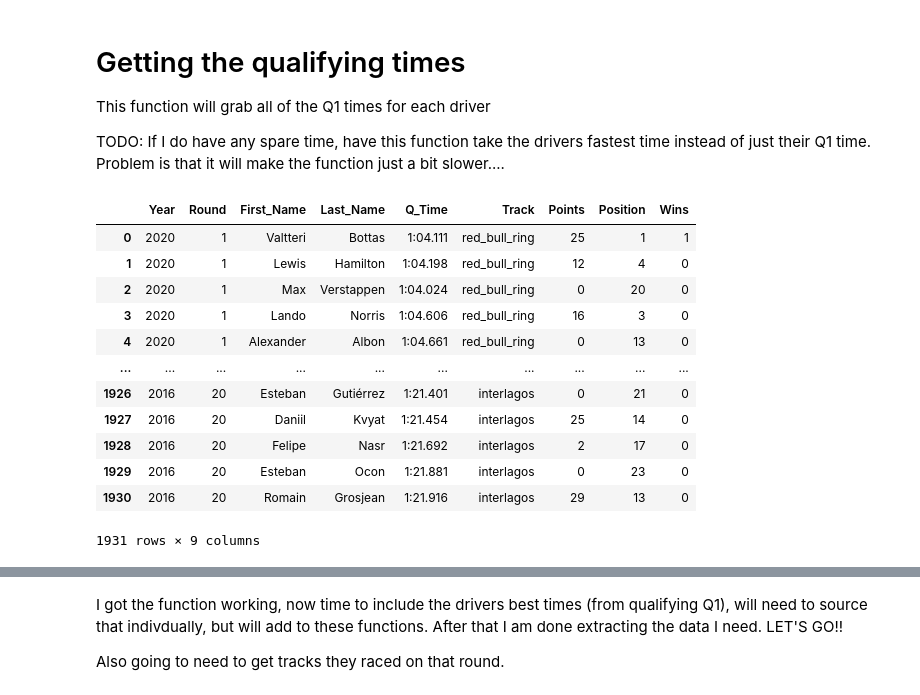
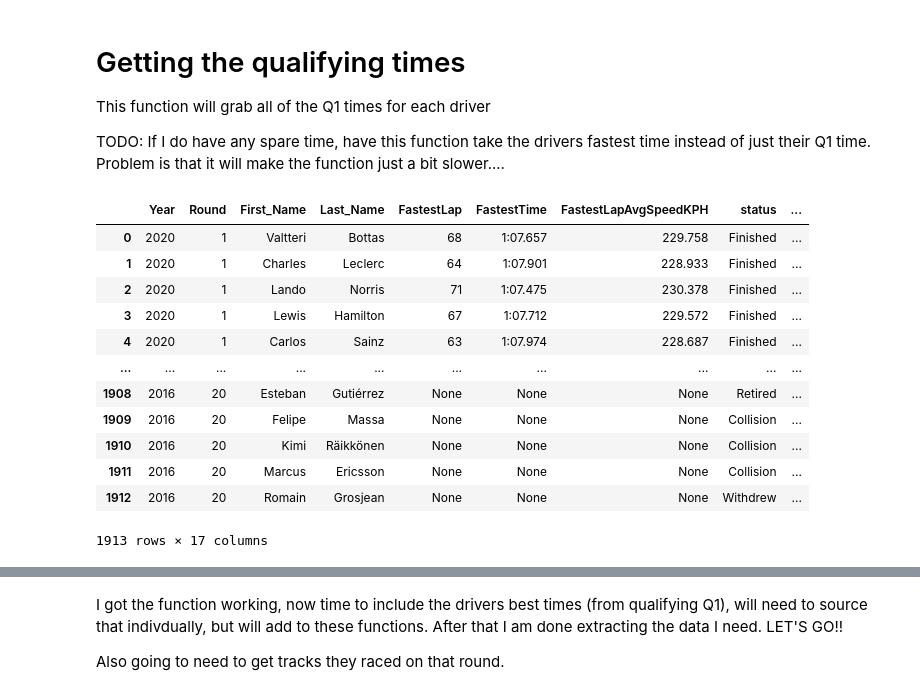
Before and after one commit to OhOmah/F1, a Jupyter notebook: Notebooks/F1_playground.ipynb, the cells around one changed output, grey strips where cells are left out. Cells and saved outputs as stored; diff of their text form; code cells hidden in the pictures.

```diff
--- a/Notebooks/F1_playground.ipynb
+++ b/Notebooks/F1_playground.ipynb
@@ -289,8 +81,0 @@ def GetDriverStandings():
-# %%
-# Test to see how I will make the list
-j = 2020
-test_list = []
-for i in range(5):
-  test_list.append(j)
-  j -= 1
-print(test_list)
@@ -341,0 +94,13 @@ b'<?xml version="1.0" encoding="utf-8"?>\n<?xml-stylesheet type="text/xsl" href=
+# %%
+# Creating a mock dataframe that will contain the information I would like to keep.
+
+finish_mock = {}
+finish_mock['First_Name'] = laps['MRData']['RaceTable']['Races'][0]['Results'][0]['Driver']['givenName']
+finish_mock['Last_Name'] = laps['MRData']['RaceTable']['Races'][0]['Results'][0]['Driver']['familyName']
+finish_mock['FastestLap'] = laps['MRData']['RaceTable']['Races'][0]['Results'][0]['FastestLap']['lap']
+finish_mock['FastestTime'] = laps['MRData']['RaceTable']['Races'][0]['Results'][0]['FastestLap']['Time']['time']
+finish_mock['FastestLapAvgSpeedKPH'] = laps['MRData']['RaceTable']['Races'][0]['Results'][0]['FastestLap']['AverageSpeed']['speed']
+finish_mock['status'] = laps['MRData']['RaceTable']['Races'][0]['Results'][0]['status']
+
+finish_mock_df = pd.DataFrame(finish_mock, index= [0])
+finish_mock_df
@@ -497,11 +336,14 @@ def GetLast5Years():
                  'Track', 'Points', 'Position',
                  'Wins']
   column_list2 = ["Year", "Round", "First_Name", "Last_Name",
-                  "Q_Time"]
-
+                  "Q1_Time", "Q2_Time", "Q3_Time"]
+  column_list3 = ['Year', 'Round', 'First_Name',"Last_Name",'FastestLap','FastestTime','FastestLapAvgSpeedKPH']
+  column_list4 = ["Year", "Round", "Constructor", "Constructor_Points", "Constructor_Wins"]
   # making a new dataframe that will contain all of my variables.
   export = pd.DataFrame(columns=column_list)
   export1 = pd.DataFrame(columns= column_list2)
+  export_Con = pd.DataFrame(columns= column_list4) # Used to be export 2
+  export_Lap = pd.DataFrame(columns= column_list3) # Used to be export 3
 
   # Starting with my first for loop, witch will loop through
   # the last 5 years from the current date
@@ -521,22 +363,31 @@ def GetLast5Years():
 
   for race in year_list:
     # Grabbing the length of the inner loop.
-    url4 = "http://ergast.com/api/f1/{year}/last.json".format(year=str(race))
+    url4 = "http://ergast.com/api/f1/{year}.json".format(year=str(race))
     response = requests.get(url4)
     test = json.loads(response.text)
-    length = int(test['MRData']['RaceTable']['round'])
+    length = int(test['MRData']['total'])
 
 
     for k in range(length):
       # The goal of this loop is to grab the standings for each round
       # and add it to the dataframe.
+      temp4 = getLapInfo(race, k)
       temp2 = get_qualifying(race, k)
       temp = GetStandings(race, k)
+      temp3 = GetConstructorStanding(race, k)
+      # Merging the Constructor dataframes
+      export_Con = pd.concat([export_Con, temp3], ignore_index=True)
+      # Merging the additional driver info
+      export_Lap = pd.concat([export_Lap, temp4], ignore_index=True)
+      # Merging the base driver info.
       export = pd.concat([export, temp], ignore_index=True)
       export1 = pd.concat([export1, temp2], ignore_index=True)
+      # Final combination of the dataframes.
 
   done = pd.merge(export1, export, on=['Year', 'Round', 'First_Name', 'Last_Name'])
-  return done
+  final_export = pd.merge(export_Lap, done, on=['Year', 'Round', 'First_Name', 'Last_Name'])
+  return final_export, export_Con
 # %% [markdown]
 # Getting the qualifying times
 
@@ -584,19 +444,19 @@ def get_qualifying(years, rounds):
       return export
   return export
 # %%
-df = GetLast5Years()
+df, test = GetLast5Years()
 df
 # %% [output]
-|  | Year | Round | First_Name | Last_Name | Q_Time | Track | Points | Position | Wins |
-| 0 | 2020 | 1 | Valtteri | Bottas | 1:04.111 | red_bull_ring | 25 | 1 | 1 |
-| 1 | 2020 | 1 | Lewis | Hamilton | 1:04.198 | red_bull_ring | 12 | 4 | 0 |
-| 2 | 2020 | 1 | Max | Verstappen | 1:04.024 | red_bull_ring | 0 | 20 | 0 |
-| 3 | 2020 | 1 | Lando | Norris | 1:04.606 | red_bull_ring | 16 | 3 | 0 |
-| 4 | 2020 | 1 | Alexander | Albon | 1:04.661 | red_bull_ring | 0 | 13 | 0 |
+|  | Year | Round | First_Name | Last_Name | FastestLap | FastestTime | FastestLapAvgSpeedKPH | status | ... |
+| 0 | 2020 | 1 | Valtteri | Bottas | 68 | 1:07.657 | 229.758 | Finished | ... |
+| 1 | 2020 | 1 | Charles | Leclerc | 64 | 1:07.901 | 228.933 | Finished | ... |
+| 2 | 2020 | 1 | Lando | Norris | 71 | 1:07.475 | 230.378 | Finished | ... |
+| 3 | 2020 | 1 | Lewis | Hamilton | 67 | 1:07.712 | 229.572 | Finished | ... |
+| 4 | 2020 | 1 | Carlos | Sainz | 63 | 1:07.974 | 228.687 | Finished | ... |
 | ... | ... | ... | ... | ... | ... | ... | ... | ... | ... |
-| 1926 | 2016 | 20 | Esteban | Gutiérrez | 1:21.401 | interlagos | 0 | 21 | 0 |
-| 1927 | 2016 | 20 | Daniil | Kvyat | 1:21.454 | interlagos | 25 | 14 | 0 |
-| 1928 | 2016 | 20 | Felipe | Nasr | 1:21.692 | interlagos | 2 | 17 | 0 |
-| 1929 | 2016 | 20 | Esteban | Ocon | 1:21.881 | interlagos | 0 | 23 | 0 |
-| 1930 | 2016 | 20 | Romain | Grosjean | 1:21.916 | interlagos | 29 | 13 | 0 |
+| 1908 | 2016 | 20 | Esteban | Gutiérrez | None | None | None | Retired | ... |
+| 1909 | 2016 | 20 | Felipe | Massa | None | None | None | Collision | ... |
+| 1910 | 2016 | 20 | Kimi | Räikkönen | None | None | None | Collision | ... |
+| 1911 | 2016 | 20 | Marcus | Ericsson | None | None | None | Collision | ... |
+| 1912 | 2016 | 20 | Romain | Grosjean | None | None | None | Withdrew | ... |
-1931 rows × 9 columns
+1913 rows × 17 columns
```
Also changed, not shown: parts of 62 cells of this notebook, 1 other file.
